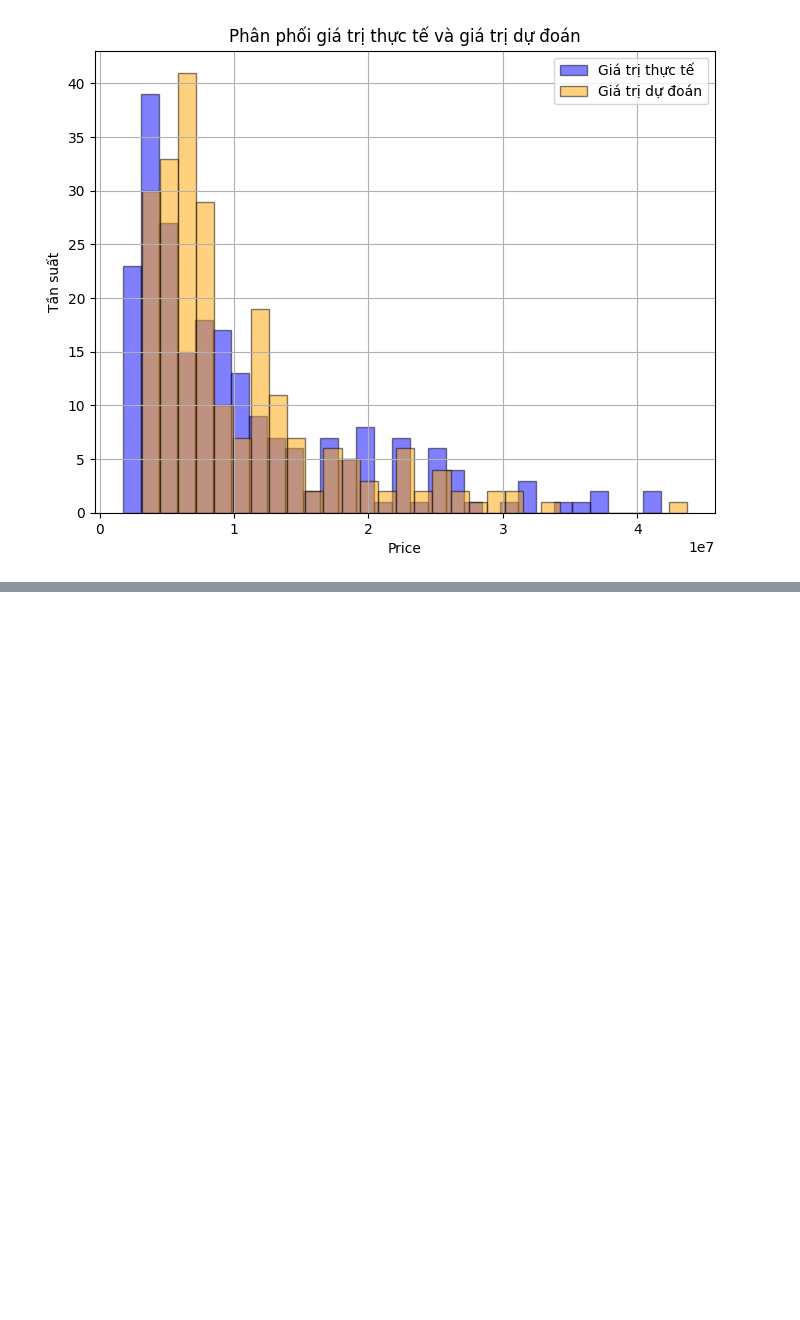
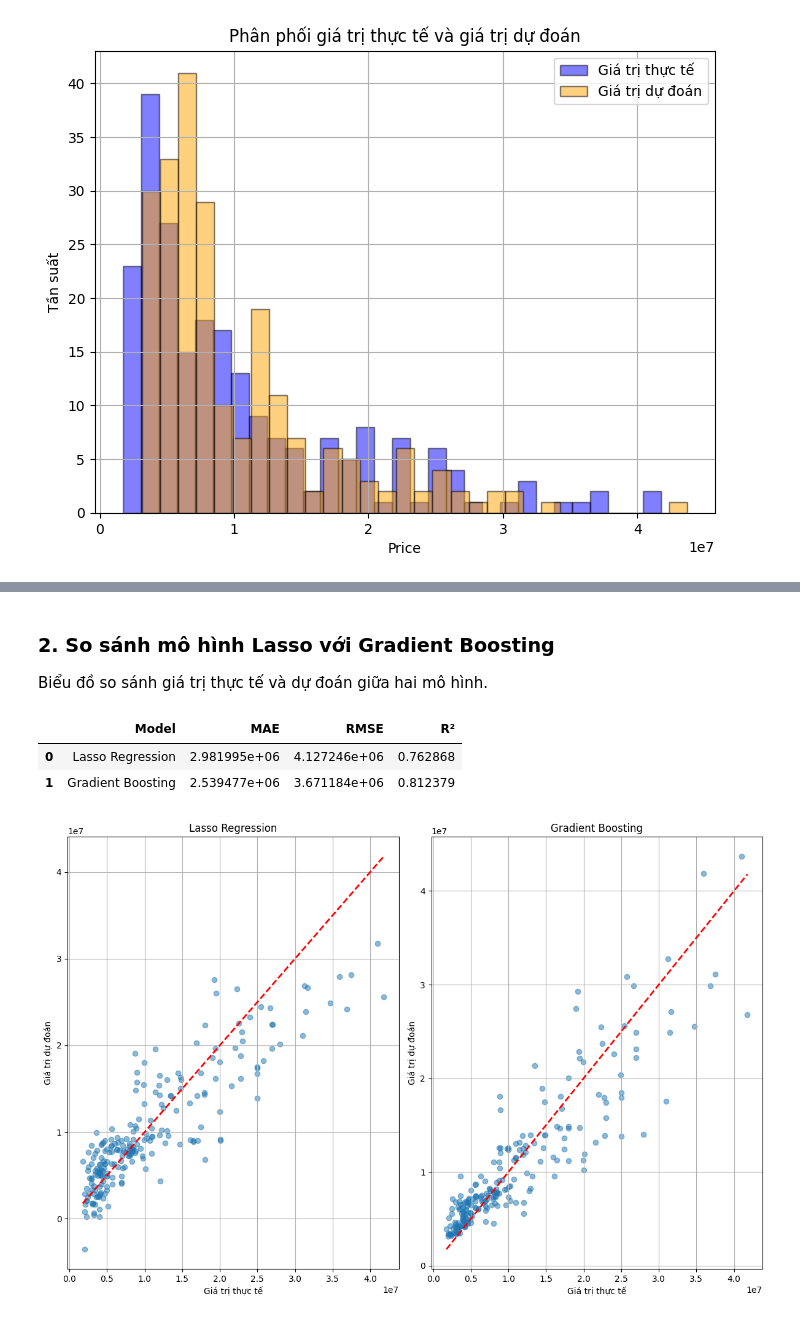
Before and after one commit to vulinhnopro2704/KHDL, a Jupyter notebook: code/GradientBoosting/gradient_boosting.ipynb, the cells around one changed output, grey strips where cells are left out. Saved outputs shown, nothing was run; the diff lists cells and outputs as text; code cells hidden in the pictures; blank space fills up the shorter version.

```diff
--- a/code/GradientBoosting/gradient_boosting.ipynb
+++ b/code/GradientBoosting/gradient_boosting.ipynb
@@ -332,0 +507,74 @@ plt.show()
+# %% [markdown]
+### 2. So sánh mô hình Lasso với Gradient Boosting
+
+Biểu đồ so sánh giá trị thực tế và dự đoán giữa hai mô hình.
+# %%
+# Lấy dự đoán từ mô hình Gradient Boosting nếu có
+try:
+    gb_model = joblib.load('gradient_boosting_model.pkl')
+    y_pred_gb = gb_model.predict(X_test)
+
+    # Tính metrics cho Gradient Boosting
+    mae_gb = mean_absolute_error(y_test, y_pred_gb)
+    rmse_gb = np.sqrt(mean_squared_error(y_test, y_pred_gb))
+    r2_gb = r2_score(y_test, y_pred_gb)
+
+    # So sánh metrics
+    metrics_comparison = pd.DataFrame({
+        'Model': ['Lasso Regression', 'Gradient Boosting'],
+        'MAE': [mae_lasso, mae_gb],
+        'RMSE': [rmse_lasso, rmse_gb],
+        'R²': [r2_lasso, r2_gb]
+    })
+
+    display(metrics_comparison)
+
+    # Trực quan hóa so sánh dự đoán
+    plt.figure(figsize=(12, 8))
+
+    plt.subplot(1, 2, 1)
+    plt.scatter(y_test, y_pred_lasso, alpha=0.5)
+    plt.plot([y_test.min(), y_test.max()], [y_test.min(), y_test.max()], 'r--', lw=2)
+    plt.xlabel('Giá trị thực tế')
+    plt.ylabel('Giá trị dự đoán')
+    plt.title('Lasso Regression')
+    plt.grid()
+
+    plt.subplot(1, 2, 2)
+    plt.scatter(y_test, y_pred_gb, alpha=0.5)
+    plt.plot([y_test.min(), y_test.max()], [y_test.min(), y_test.max()], 'r--', lw=2)
+    plt.xlabel('Giá trị thực tế')
+    plt.ylabel('Giá trị dự đoán')
+    plt.title('Gradient Boosting')
+    plt.grid()
+
+    plt.tight_layout()
+    plt.show()
+
+except Exception as e:
+    print(f"Không thể tải mô hình Gradient Boosting: {e}")
+
+    # Chỉ hiển thị kết quả của Lasso
+    metrics_lasso = pd.DataFrame({
+        'Model': ['Lasso Regression'],
+        'MAE': [mae_lasso],
+        'RMSE': [rmse_lasso],
+        'R²': [r2_lasso]
+    })
+
+    display(metrics_lasso)
+
+    # Chỉ vẽ biểu đồ cho Lasso
+    plt.figure(figsize=(8, 8))
+    plt.scatter(y_test, y_pred_lasso, alpha=0.5)
+    plt.plot([y_test.min(), y_test.max()], [y_test.min(), y_test.max()], 'r--', lw=2)
+    plt.xlabel('Giá trị thực tế')
+    plt.ylabel('Giá trị dự đoán')
+    plt.title('Lasso Regression: Actual vs Predicted')
+    plt.grid()
+    plt.show()
+# %% [output]
+|  | Model | MAE | RMSE | R² |
+| 0 | Lasso Regression | 2.981995e+06 | 4.127246e+06 | 0.762868 |
+| 1 | Gradient Boosting | 2.539477e+06 | 3.671184e+06 | 0.812379 |
+[figure, added]
```
Also changed, not shown: parts of 5 cells of this notebook, 13 other files.
